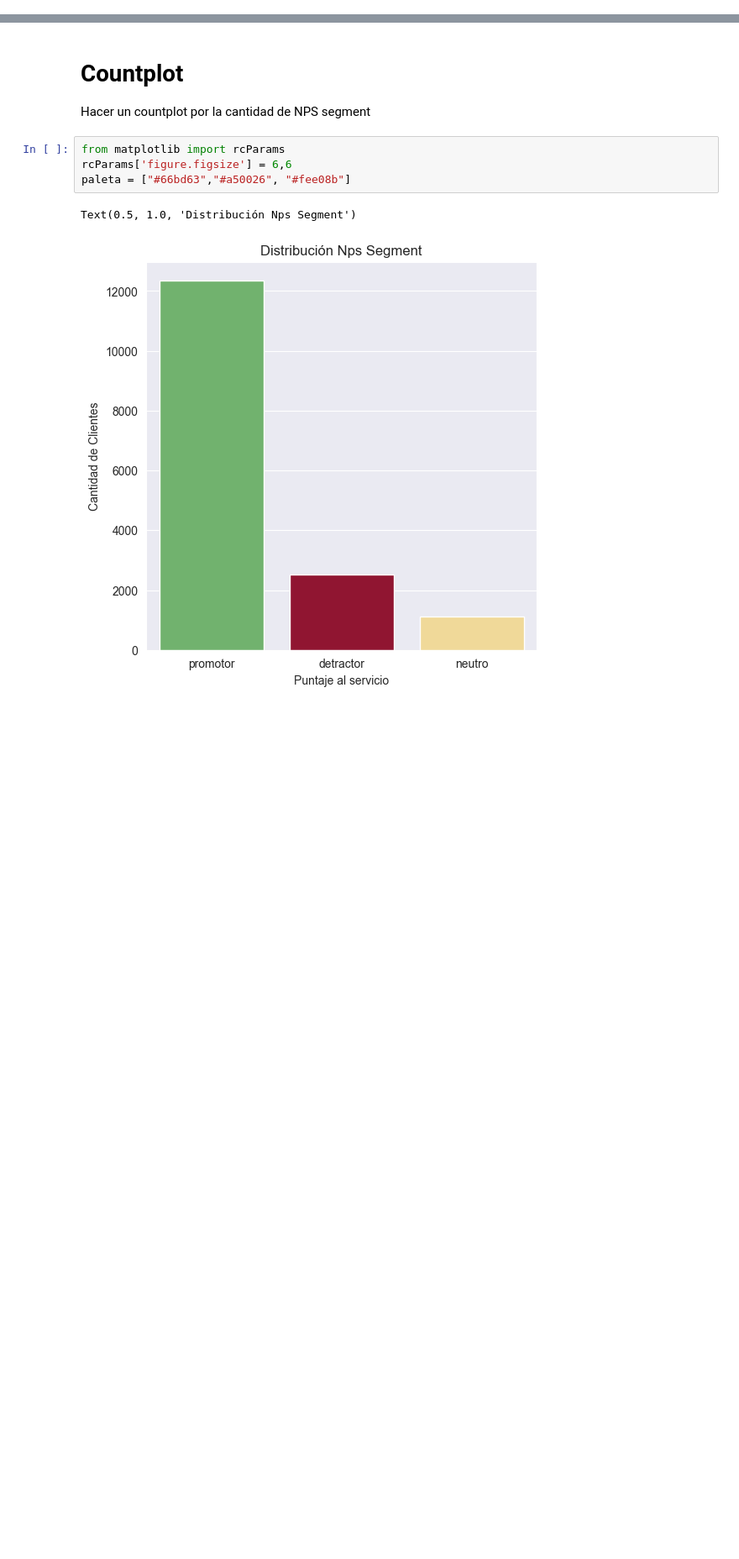
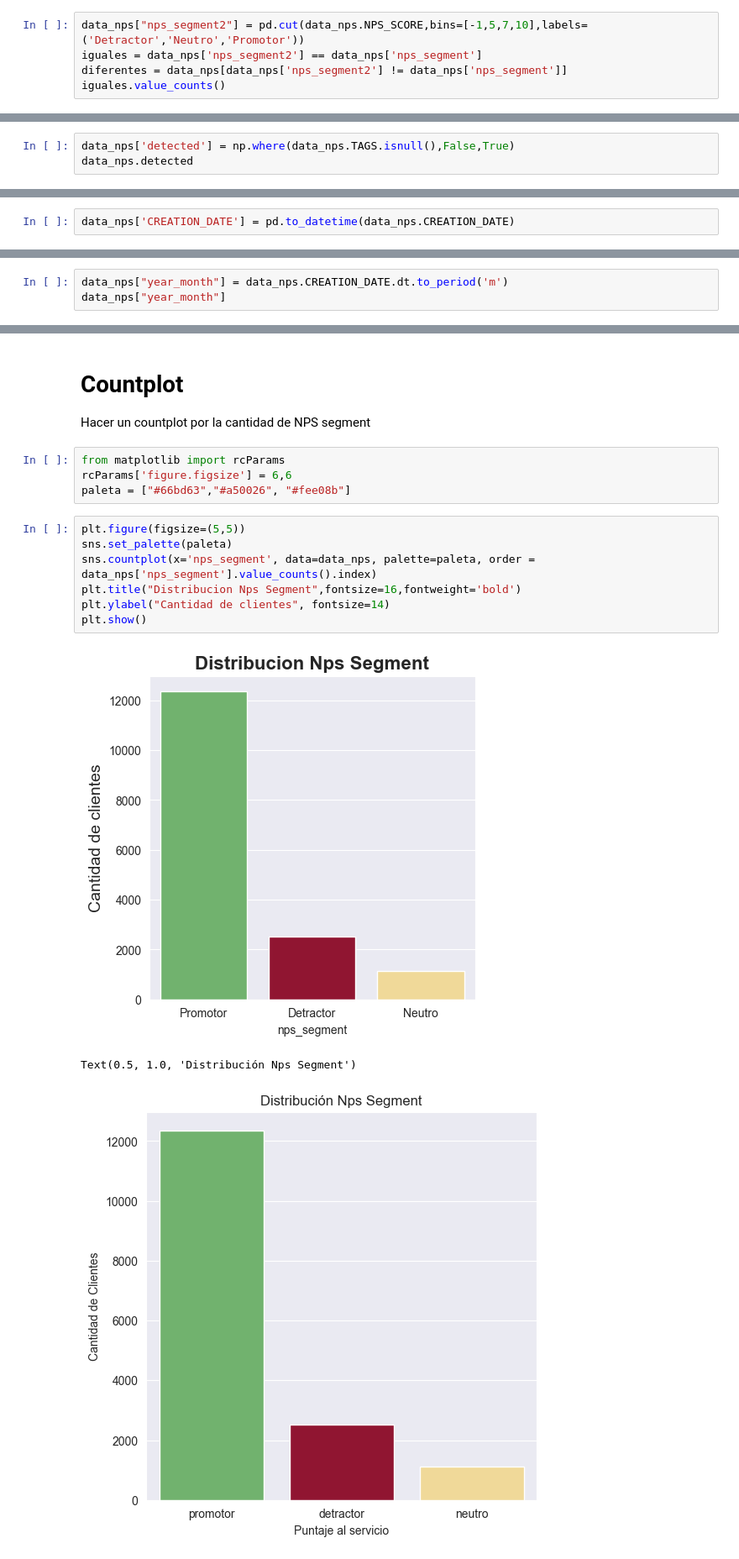
Before and after one commit to adilelle1/poo_ejercicios, a Jupyter notebook: 05-viz/01_eda_nps_ejercicio.ipynb, the cells around one changed output, grey strips where cells are left out. Shown at 84% size. Saved outputs shown, nothing was run; the diff lists cells and outputs as text; blank space fills up the shorter version.

```diff
--- a/05-viz/01_eda_nps_ejercicio.ipynb
+++ b/05-viz/01_eda_nps_ejercicio.ipynb
@@ -51,0 +81,5 @@ def nps_segment(x):
+# %%
+data_nps["nps_segment2"] = pd.cut(data_nps.NPS_SCORE,bins=[-1,5,7,10],labels=('Detractor','Neutro','Promotor'))
+iguales = data_nps['nps_segment2'] == data_nps['nps_segment']
+diferentes = data_nps[data_nps['nps_segment2'] != data_nps['nps_segment']]
+iguales.value_counts()
@@ -72,0 +136,3 @@ Con numpy.where crear una columna llamada detected, que determina si la columna
+# %%
+data_nps['detected'] = np.where(data_nps.TAGS.isnull(),False,True)
+data_nps.detected
@@ -122,6 +205,8 @@ dtype: object
 ¿Cual es el data type de CREATION_DATE ¿Te parece correct?
 # %% [markdown]
 Crear una columna que solo tenga año y mes. Llameémosle year_month. Utilizar pd.to_datetime() primero y luego to period
+# %%
+data_nps['CREATION_DATE'] = pd.to_datetime(data_nps.CREATION_DATE)
 # %%
 # %% [output]
 0       2021-06-11 10:30:03+00:00
@@ -136,3 +221,6 @@ Crear una columna que solo tenga año y mes. Llameémosle year_month. Utilizar p
 15998   2021-05-10 10:30:03+00:00
 15999   2021-05-10 10:39:05+00:00
 Name: CREATION_DATE, Length: 16000, dtype: datetime64[ns, UTC]
+# %%
+data_nps["year_month"] = data_nps.CREATION_DATE.dt.to_period('m')
+data_nps["year_month"]
@@ -248,6 +407,15 @@ Hacer un countplot por la cantidad de NPS segment
 from matplotlib import rcParams
 rcParams['figure.figsize'] = 6,6
 paleta = ["#66bd63","#a50026", "#fee08b"]
+# %%
+plt.figure(figsize=(5,5))
+sns.set_palette(paleta)
+sns.countplot(x='nps_segment', data=data_nps, palette=paleta, order = data_nps['nps_segment'].value_counts().index)
+plt.title("Distribucion Nps Segment",fontsize=16,fontweight='bold')
+plt.ylabel("Cantidad de clientes", fontsize=14)
+plt.show()
+# %% [output]
+[figure, added]
 # %%
 # %% [output]
 Text(0.5, 1.0, 'Distribución Nps Segment')
```
Also changed, not shown: parts of 24 cells of this notebook, 36 other files.
